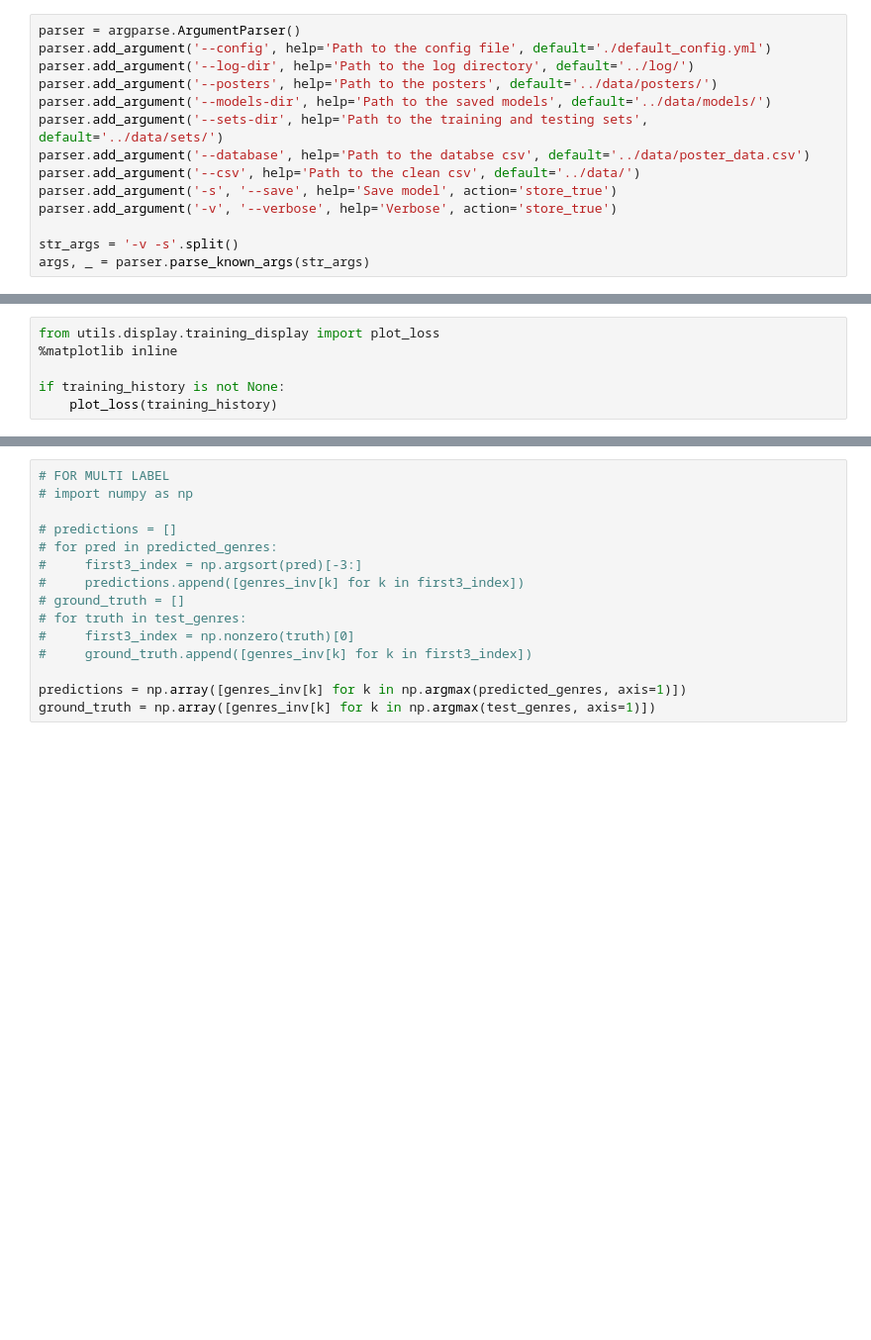
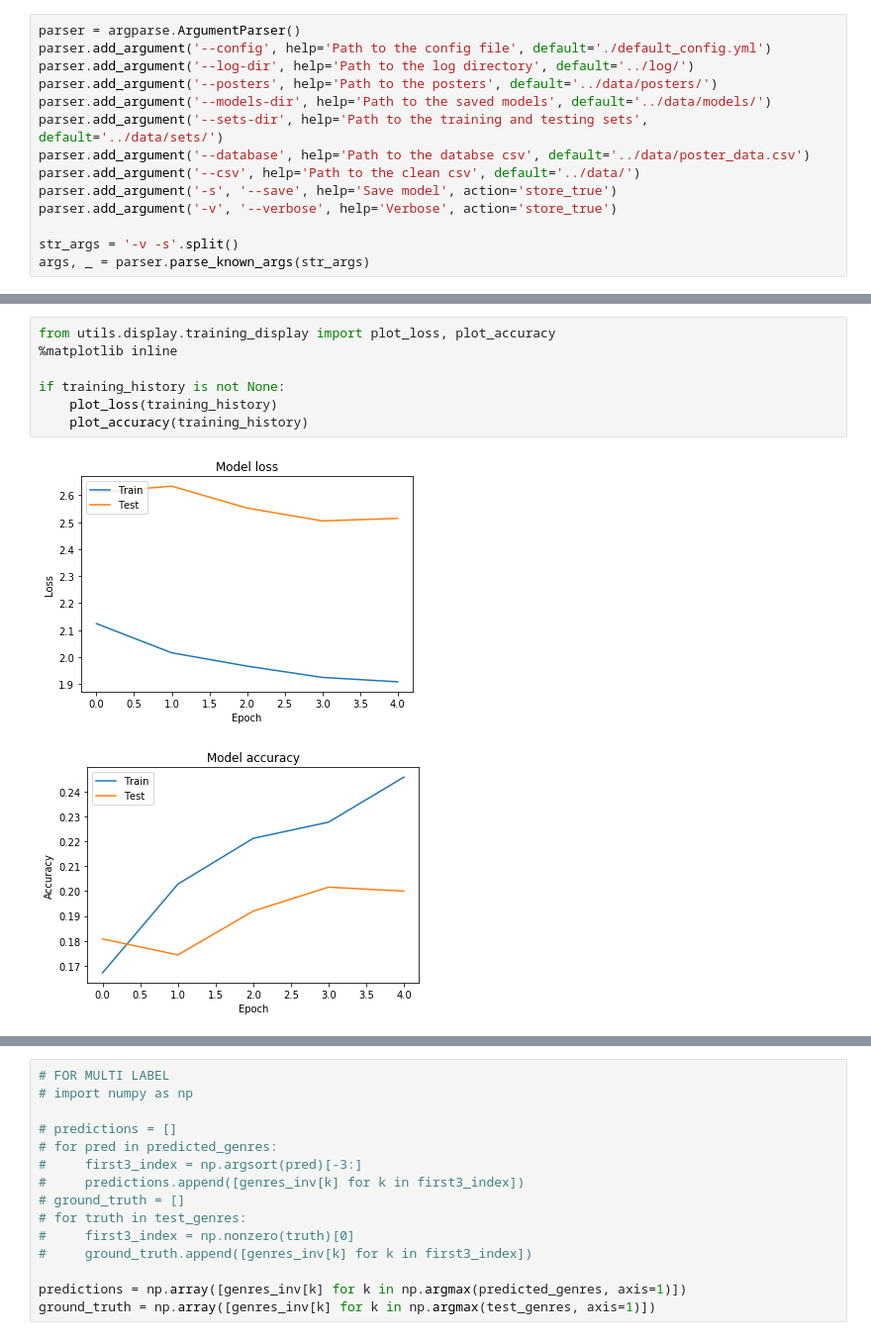
Before and after one commit to vloison/Projet_de_departement, a Jupyter notebook: moviegenre/Test model.ipynb, the cells around one changed output, grey strips where cells are left out. Shown at 99% size. Drawn from its saved outputs; the diff is of its cells as text; blank space fills up the shorter version.

Commit message:
added accuracy plot

```diff
--- a/moviegenre/Test model.ipynb
+++ b/moviegenre/Test model.ipynb
@@ -21,9 +39,13 @@ movies, model, train_posters, train_genres, train_ids, test_posters, test_genres
 # %%
-from utils.display.training_display import plot_loss
+from utils.display.training_display import plot_loss, plot_accuracy
 %matplotlib inline
 
 if training_history is not None:
     plot_loss(training_history)
+    plot_accuracy(training_history)
+# %% [output]
+[figure, added]
+[figure, added]
 # %%
 import yaml
 
```
Also changed, not shown: parts of 5 cells of this notebook, 1 other file.
